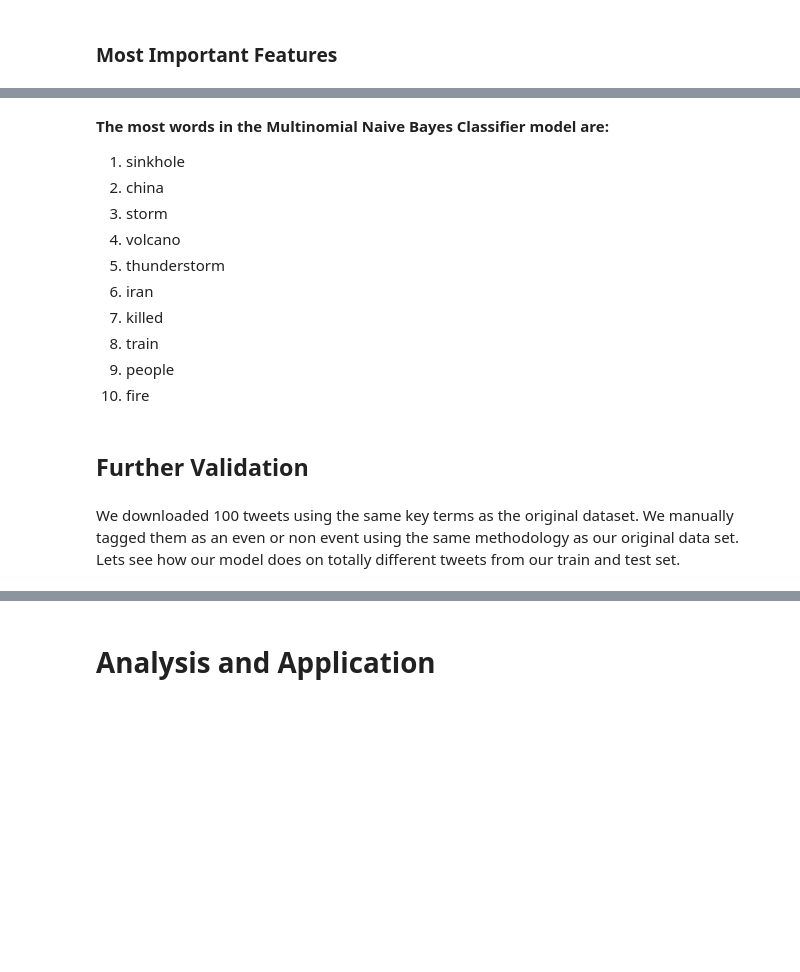
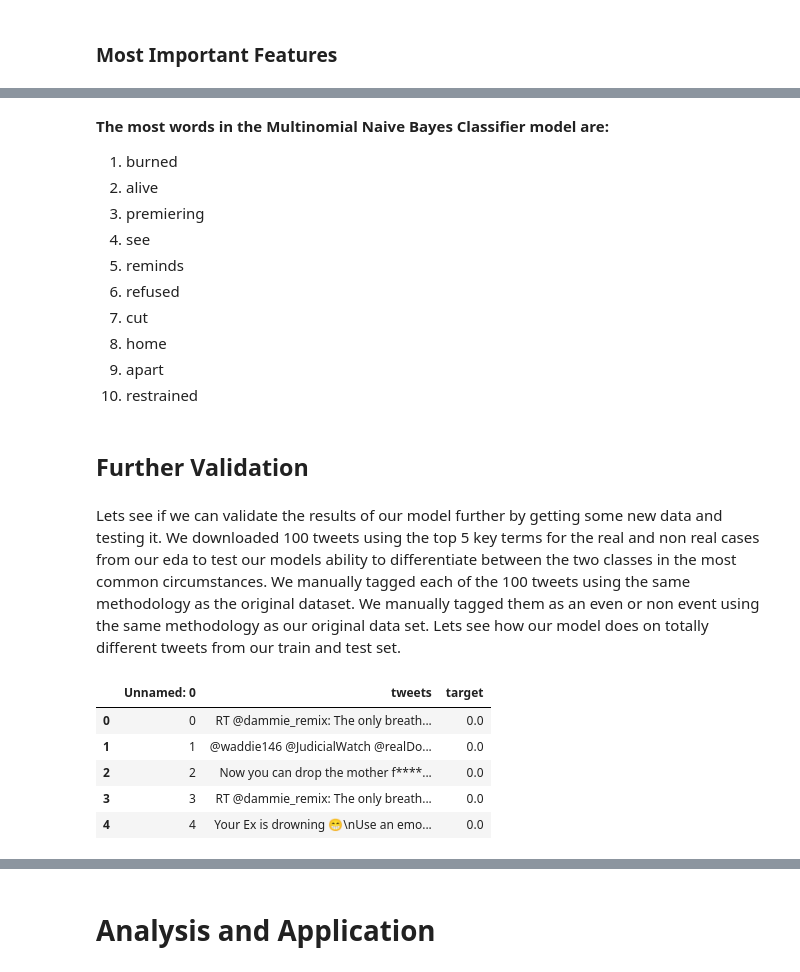
Before and after one commit to acoco10/disaster_tweets, a Jupyter notebook: Final Notebook-Copy1.ipynb, the cells around one changed output, grey strips where cells are left out. Drawn from its saved outputs; the diff is of its cells as text; code cells hidden in the pictures; blank space fills up the shorter version.

```diff
--- a/Final Notebook-Copy1.ipynb
+++ b/Final Notebook-Copy1.ipynb
@@ -619,16 +677,27 @@ print(" ".join(feature_names[j] for j in top10))
 # %% [markdown]
 **The most words in the Multinomial Naive Bayes Classifier model are:**
-1. sinkhole
-2. china
-3. storm
-4. volcano
-5. thunderstorm
-6. iran
-7. killed
-8. train
-9. people
-10. fire
+1. burned
+2. alive
+3. premiering
+4. see
+5. reminds
+6. refused
+7. cut
+8. home
+9. apart
+10. restrained
 # %% [markdown]
 ## Further Validation
 # %% [markdown]
-We downloaded 100 tweets using the same key terms as the original dataset. We manually tagged them as an even or non event using the same methodology as our original data set. Lets see how our model does on totally different tweets from our train and test set.
+Lets see if we can validate the results of our model further by getting some new data and testing it. We downloaded 100 tweets using the top 5 key terms for the real and non real cases from our eda to test our models ability to differentiate between the two classes in the most common circumstances. We manually tagged each of the 100 tweets using the same methodology as the original dataset. We manually tagged them as an even or non event using the same methodology as our original data set. Lets see how our model does on totally different tweets from our train and test set.
+# %%
+data_new = pd.read_csv("further_validation_tweets_target.csv")
+# %%
+data_new.head()
+# %% [output]
+|  | Unnamed: 0 | tweets | target |
+| 0 | 0 | RT @dammie_remix: The only breath... | 0.0 |
+| 1 | 1 | @waddie146 @JudicialWatch @realDo... | 0.0 |
+| 2 | 2 | Now you can drop the mother f****... | 0.0 |
+| 3 | 3 | RT @dammie_remix: The only breath... | 0.0 |
+| 4 | 4 | Your Ex is drowning 😁\nUse an emo... | 0.0 |
```
Also changed, not shown: parts of 45 cells of this notebook.
